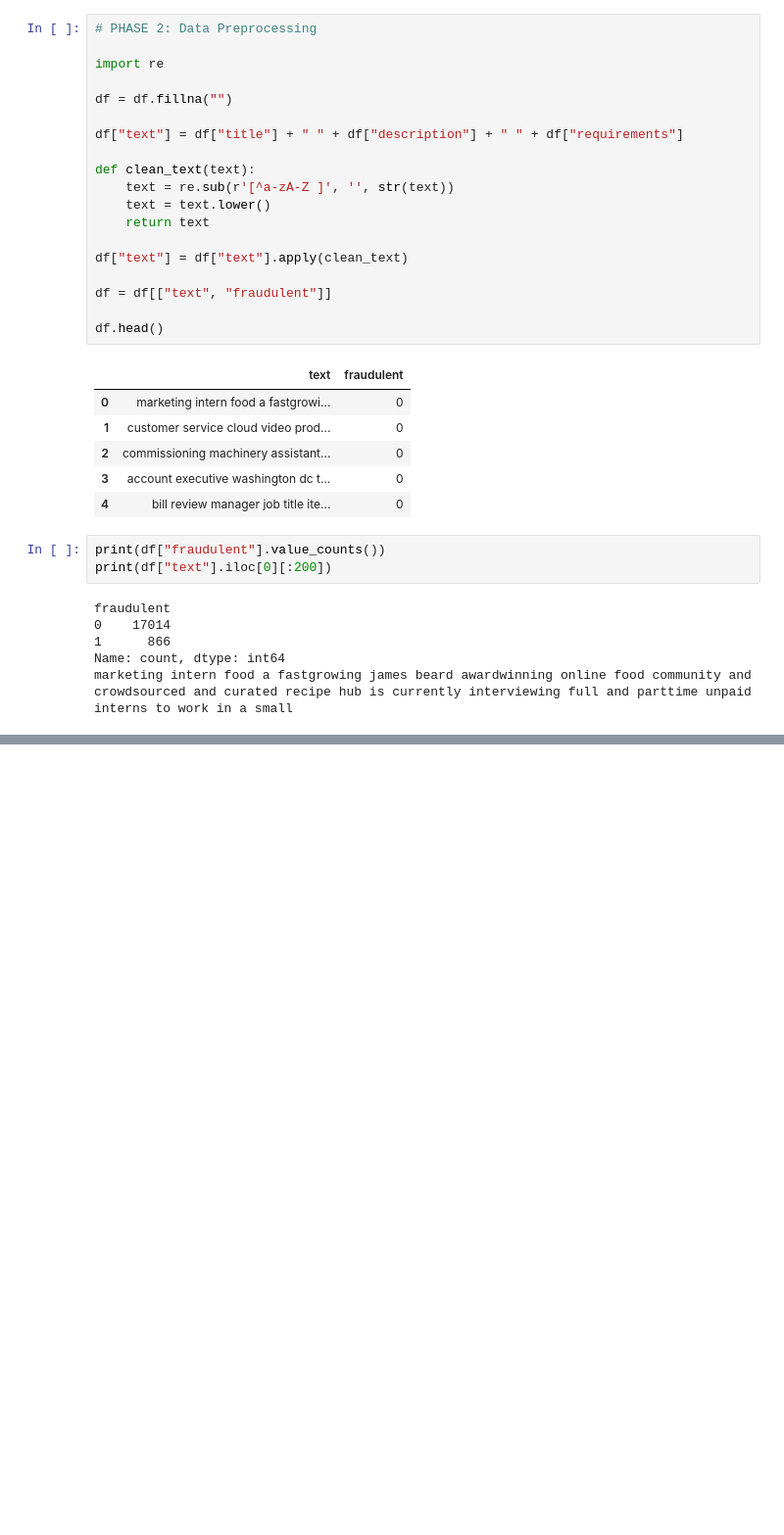
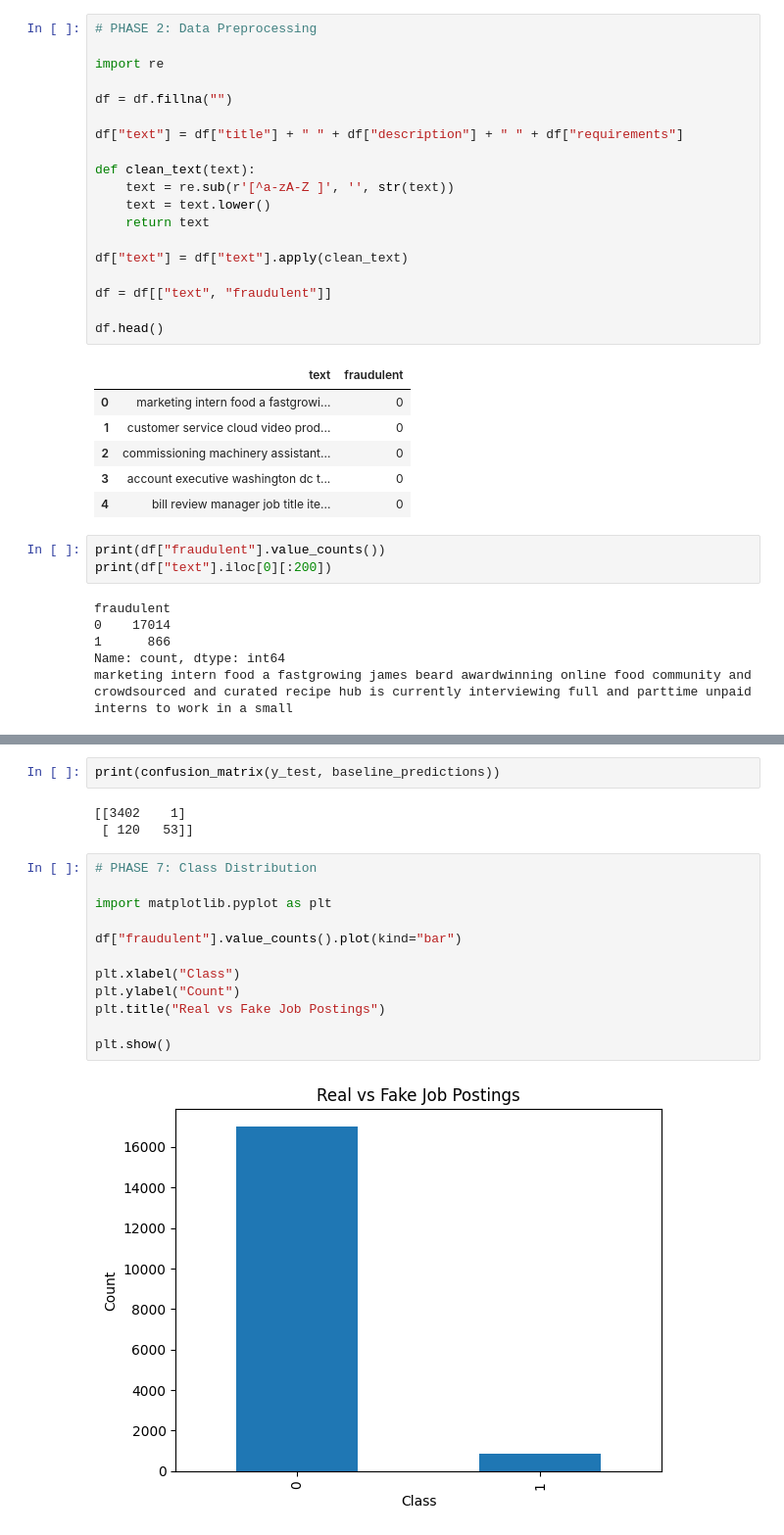
Before and after one commit to Rivier-Computer-Science/SP25-690-Palsa, a Jupyter notebook: fake-job-detection-transformer/code/fake_job_detection.ipynb, the cells around one changed output, grey strips where cells are left out. Shown at 98% size. Cells and saved outputs as stored; diff of their text form; blank space fills up the shorter version.

```diff
--- a/fake-job-detection-transformer/code/fake_job_detection.ipynb
+++ b/fake-job-detection-transformer/code/fake_job_detection.ipynb
@@ -82,0 +173,19 @@ marketing intern food a fastgrowing james beard awardwinning online food communi
+# %%
+print(confusion_matrix(y_test, baseline_predictions))
+# %% [output]
+[[3402    1]
+ [ 120   53]]
+# %%
+# PHASE 7: Class Distribution
+
+import matplotlib.pyplot as plt
+
+df["fraudulent"].value_counts().plot(kind="bar")
+
+plt.xlabel("Class")
+plt.ylabel("Count")
+plt.title("Real vs Fake Job Postings")
+
+plt.show()
+# %% [output]
+[figure, added]
```
Also changed, not shown: parts of 6 cells of this notebook.
